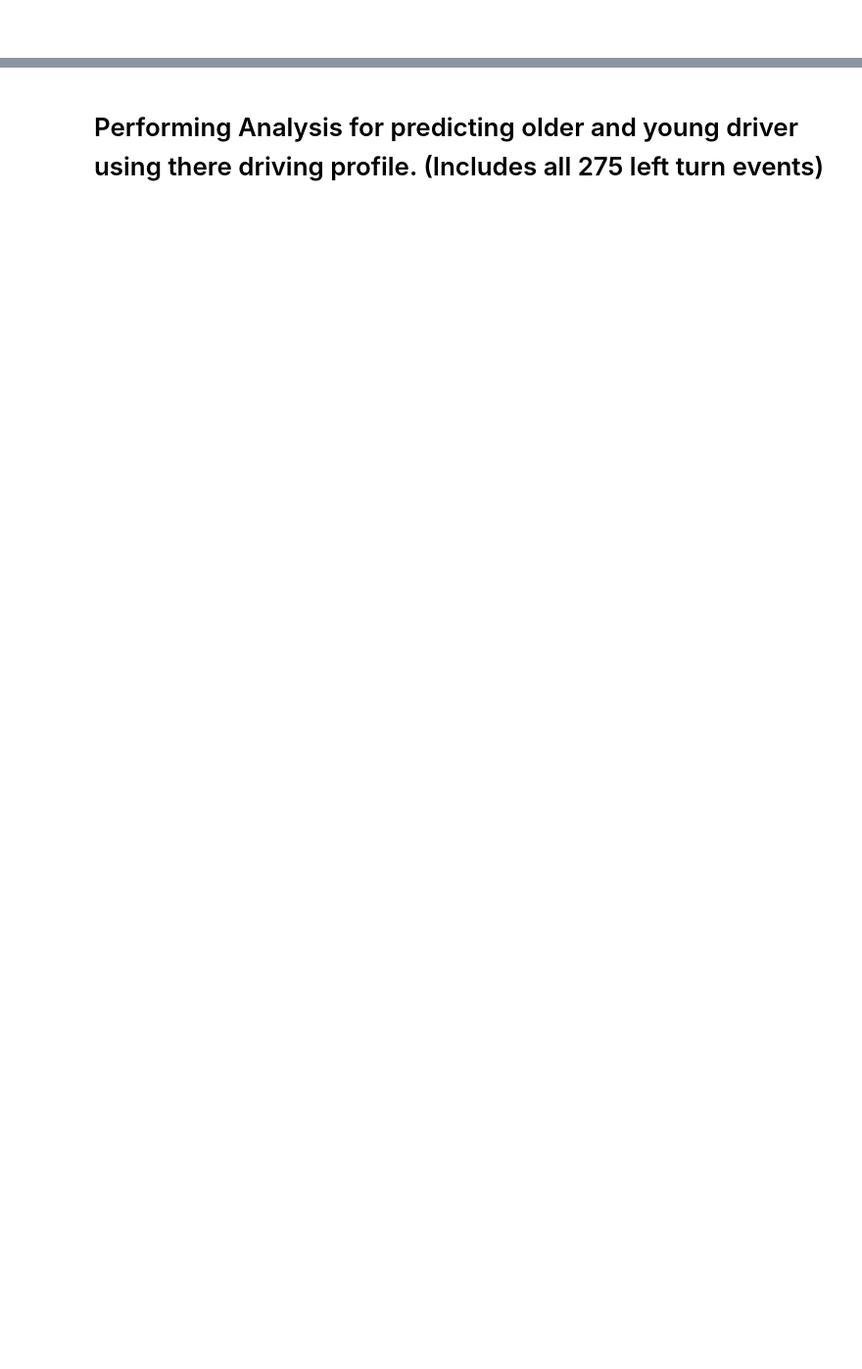
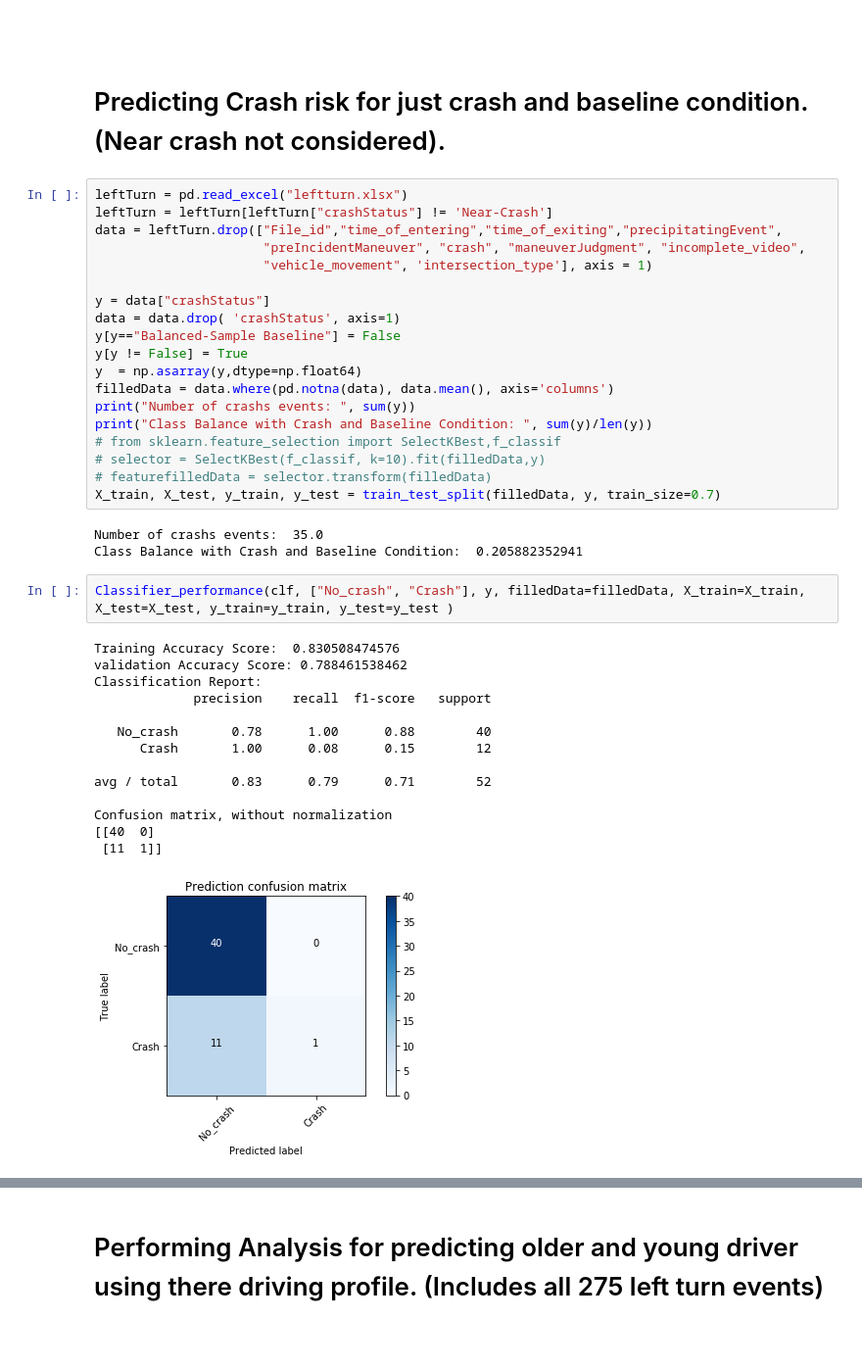
Before and after one commit to imraviagrawal/SHPR2video_git, a Jupyter notebook: SHRP2datafiles.ipynb, the cells around one changed output, grey strips where cells are left out. Shown: that part at 98% size. Saved outputs shown, nothing was run; the diff lists cells and outputs as text; blank space fills up the shorter version.

```diff
--- a/SHRP2datafiles.ipynb
+++ b/SHRP2datafiles.ipynb
@@ -362,3 +344,44 @@ Warnings:
 strong multicollinearity or other numerical problems.
 # %% [markdown]
 #
+# %% [markdown]
+# Predicting Crash risk for just crash and baseline condition. (Near crash not considered).
+# %%
+leftTurn = pd.read_excel("leftturn.xlsx")
+leftTurn = leftTurn[leftTurn["crashStatus"] != 'Near-Crash']
+data = leftTurn.drop(["File_id","time_of_entering","time_of_exiting","precipitatingEvent",
+                      "preIncidentManeuver", "crash", "maneuverJudgment", "incomplete_video",
+                      "vehicle_movement", 'intersection_type'], axis = 1)
+
+y = data["crashStatus"]
+data = data.drop( 'crashStatus', axis=1)
+y[y=="Balanced-Sample Baseline"] = False
+y[y != False] = True
+y  = np.asarray(y,dtype=np.float64)
+filledData = data.where(pd.notna(data), data.mean(), axis='columns')
+print("Number of crashs events: ", sum(y))
+print("Class Balance with Crash and Baseline Condition: ", sum(y)/len(y))
+# from sklearn.feature_selection import SelectKBest,f_classif
+# selector = SelectKBest(f_classif, k=10).fit(filledData,y)
+# featurefilledData = selector.transform(filledData)
+X_train, X_test, y_train, y_test = train_test_split(filledData, y, train_size=0.7)
+# %% [output]
+Number of crashs events:  35.0
+Class Balance with Crash and Baseline Condition:  0.205882352941
+# %%
+Classifier_performance(clf, ["No_crash", "Crash"], y, filledData=filledData, X_train=X_train, X_test=X_test, y_train=y_train, y_test=y_test )
+# %% [output]
+Training Accuracy Score:  0.830508474576
+validation Accuracy Score: 0.788461538462
+Classification Report:
+             precision    recall  f1-score   support
+
+   No_crash       0.78      1.00      0.88        40
+      Crash       1.00      0.08      0.15        12
+
+avg / total       0.83      0.79      0.71        52
+
+Confusion matrix, without normalization
+[[40  0]
+ [11  1]]
+[figure, added]
```
Also changed, not shown: parts of 15 cells of this notebook.
